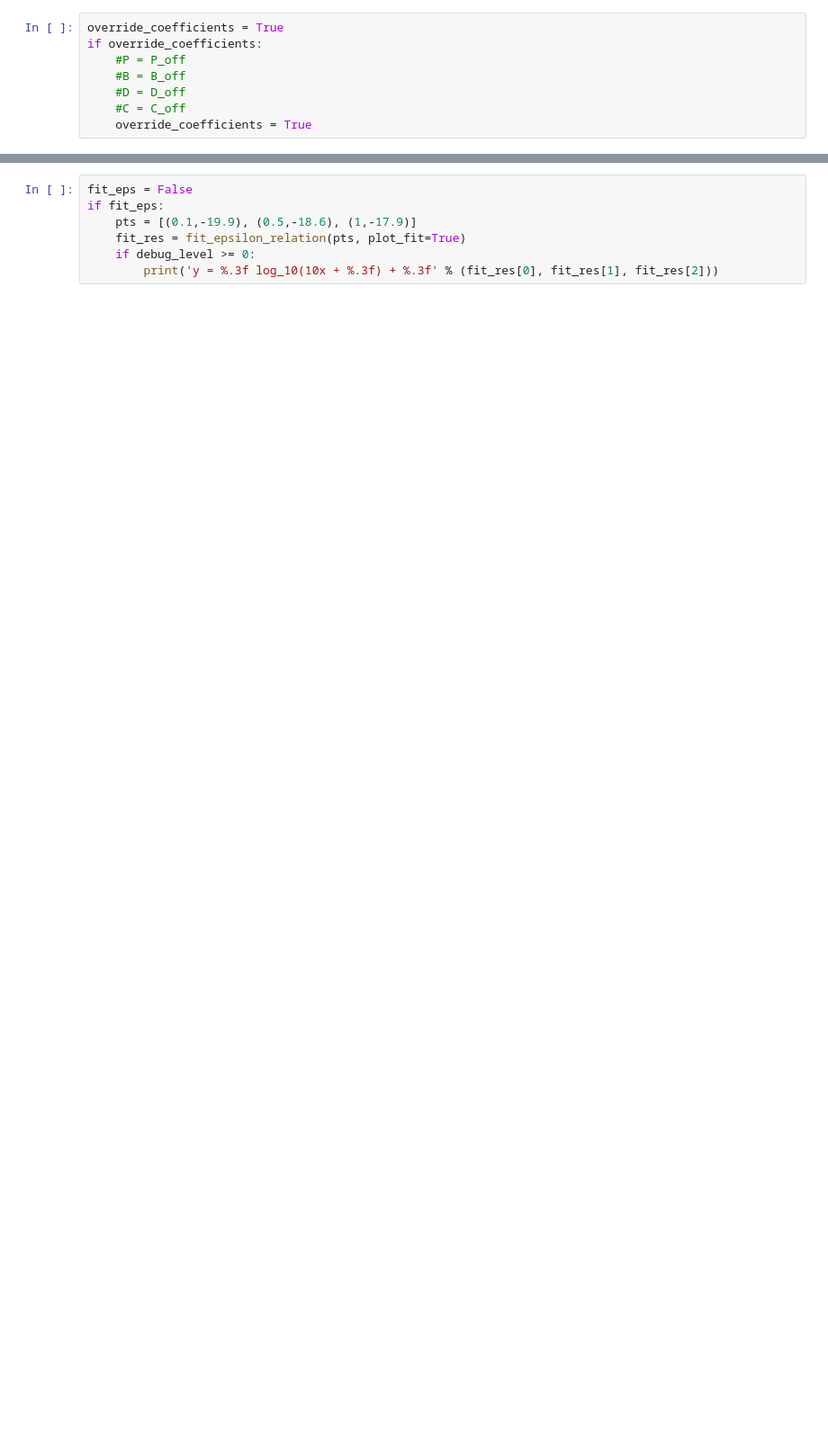
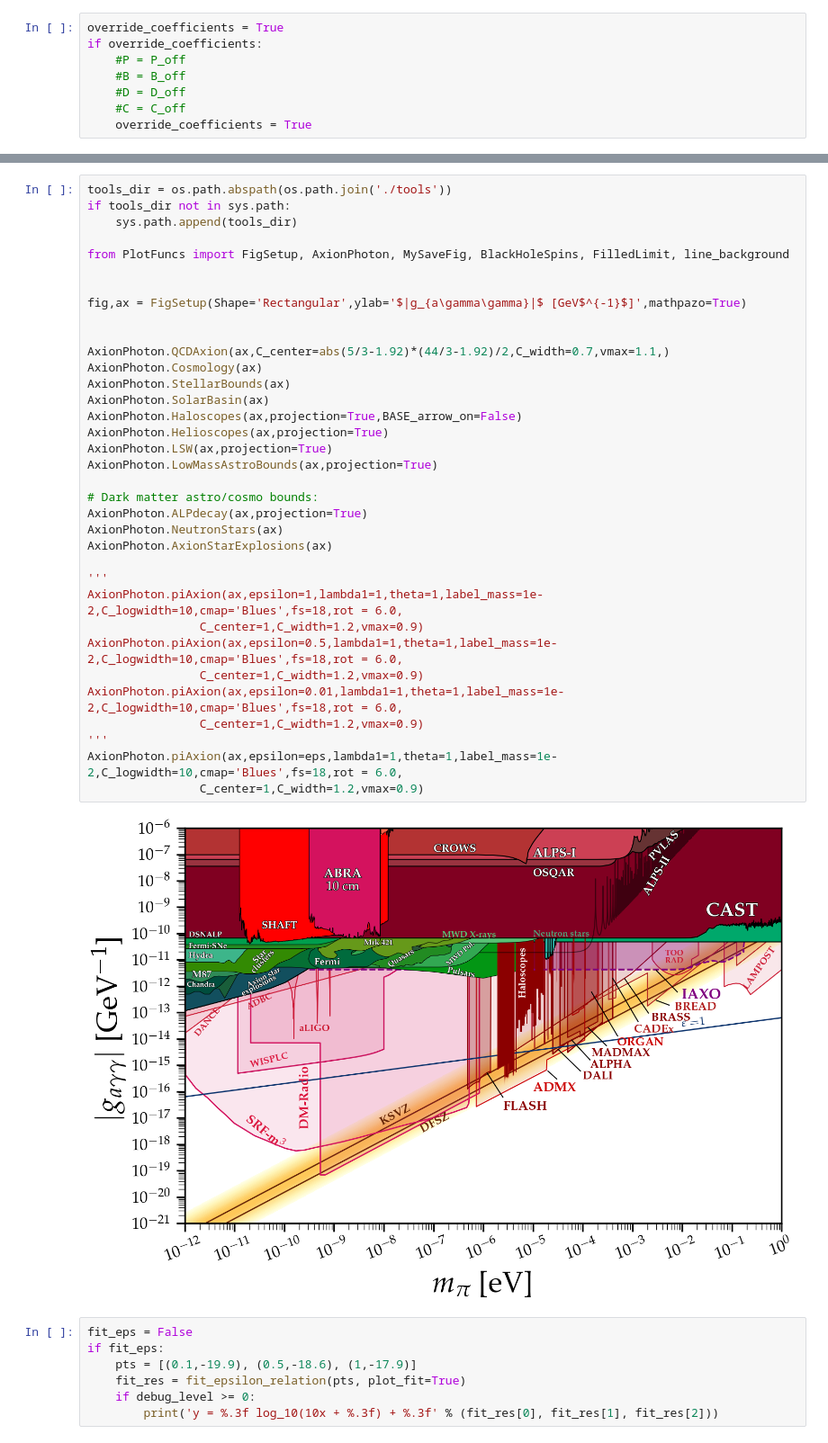
Before and after one commit to LoaneShark/pyAxiverse, a Jupyter notebook: run_single_case.ipynb, the cells around one changed output, grey strips where cells are left out. Shown at 90% size. Cells and saved outputs as stored; diff of their text form; blank space fills up the shorter version.

```diff
--- a/run_single_case.ipynb
+++ b/run_single_case.ipynb
@@ -517,3 +536,40 @@ plt.show()
+# %%
+tools_dir = os.path.abspath(os.path.join('./tools'))
+if tools_dir not in sys.path:
+    sys.path.append(tools_dir)
+
+from PlotFuncs import FigSetup, AxionPhoton, MySaveFig, BlackHoleSpins, FilledLimit, line_background
+
+
+fig,ax = FigSetup(Shape='Rectangular',ylab='$|g_{a\gamma\gamma}|$ [GeV$^{-1}$]',mathpazo=True)
+
+
+AxionPhoton.QCDAxion(ax,C_center=abs(5/3-1.92)*(44/3-1.92)/2,C_width=0.7,vmax=1.1,)
+AxionPhoton.Cosmology(ax)
+AxionPhoton.StellarBounds(ax)
+AxionPhoton.SolarBasin(ax)
+AxionPhoton.Haloscopes(ax,projection=True,BASE_arrow_on=False)
+AxionPhoton.Helioscopes(ax,projection=True)
+AxionPhoton.LSW(ax,projection=True)
+AxionPhoton.LowMassAstroBounds(ax,projection=True)
+
+# Dark matter astro/cosmo bounds:
+AxionPhoton.ALPdecay(ax,projection=True)
+AxionPhoton.NeutronStars(ax)
+AxionPhoton.AxionStarExplosions(ax)
+
+'''
+AxionPhoton.piAxion(ax,epsilon=1,lambda1=1,theta=1,label_mass=1e-2,C_logwidth=10,cmap='Blues',fs=18,rot = 6.0,
+                C_center=1,C_width=1.2,vmax=0.9)
+AxionPhoton.piAxion(ax,epsilon=0.5,lambda1=1,theta=1,label_mass=1e-2,C_logwidth=10,cmap='Blues',fs=18,rot = 6.0,
+                C_center=1,C_width=1.2,vmax=0.9)
+AxionPhoton.piAxion(ax,epsilon=0.01,lambda1=1,theta=1,label_mass=1e-2,C_logwidth=10,cmap='Blues',fs=18,rot = 6.0,
+                C_center=1,C_width=1.2,vmax=0.9)
+'''
+AxionPhoton.piAxion(ax,epsilon=eps,lambda1=1,theta=1,label_mass=1e-2,C_logwidth=10,cmap='Blues',fs=18,rot = 6.0,
+                C_center=1,C_width=1.2,vmax=0.9)
+# %% [output]
+[figure, added]
 # %%
 fit_eps = False
 if fit_eps:
```
Also changed, not shown: parts of 14 cells of this notebook, 2 other files.
